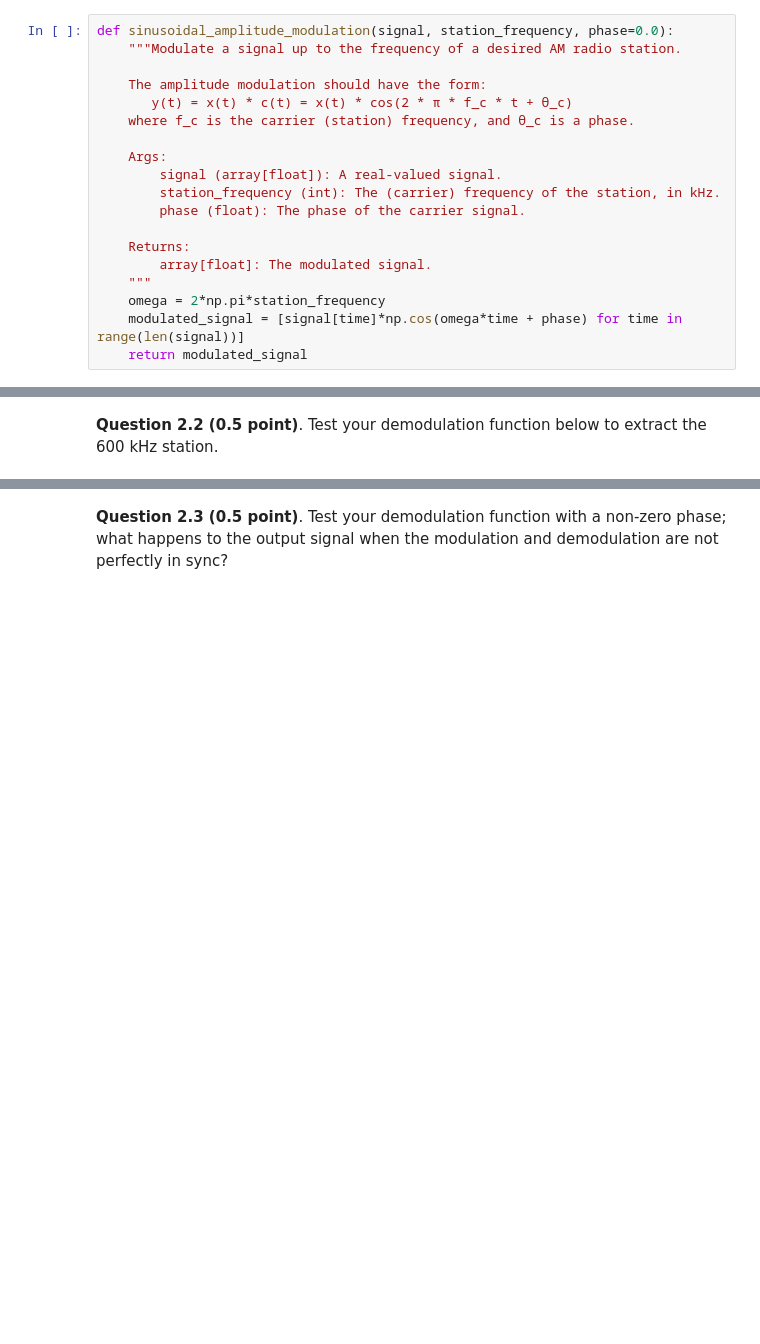
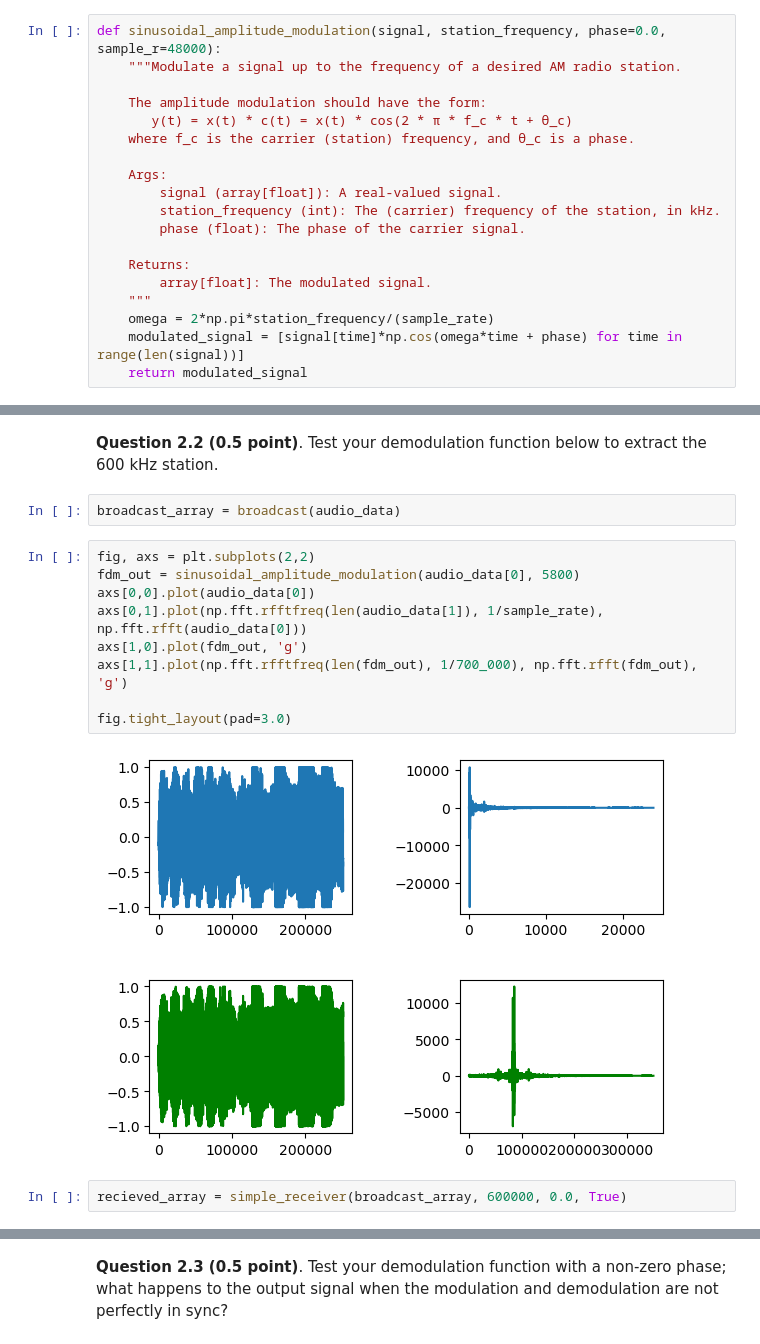
Before and after one commit to halab1t/AM-radio, a Jupyter notebook: AM-Radio.ipynb, the cells around one changed output, grey strips where cells are left out. Drawn from its saved outputs; the diff is of its cells as text; blank space fills up the shorter version.

```diff
--- a/AM-Radio.ipynb
+++ b/AM-Radio.ipynb
@@ -110,7 +126,7 @@ def reduce_signal_bandwidth(signal):
 # %% [markdown]
 **Question 1.2 (1 point)** Implement a function that performs sinusoidal amplitude modulation (with a $\cos$ carrier signal) of a signal into the frequency range of a desired radio station.
 # %%
-def sinusoidal_amplitude_modulation(signal, station_frequency, phase=0.0):
+def sinusoidal_amplitude_modulation(signal, station_frequency, phase=0.0, sample_r=48000):
     """Modulate a signal up to the frequency of a desired AM radio station.
 
     The amplitude modulation should have the form:
@@ -125,7 +141,7 @@ def sinusoidal_amplitude_modulation(signal, station_frequency, phase=0.0):
     Returns:
         array[float]: The modulated signal.
     """
-    omega = 2*np.pi*station_frequency
+    omega = 2*np.pi*station_frequency/(sample_rate)
     modulated_signal = [signal[time]*np.cos(omega*time + phase) for time in range(len(signal))]
     return modulated_signal
 # %% [markdown]
@@ -185,2 +217,17 @@ def simple_receiver(broadcast, station_frequency, phase=0.0, bandpass=True):
 # %% [markdown]
 **Question 2.2 (0.5 point)**. Test your demodulation function below to extract the 600 kHz station.
+# %%
+broadcast_array = broadcast(audio_data)
+# %%
+fig, axs = plt.subplots(2,2)
+fdm_out = sinusoidal_amplitude_modulation(audio_data[0], 5800)
+axs[0,0].plot(audio_data[0])
+axs[0,1].plot(np.fft.rfftfreq(len(audio_data[1]), 1/sample_rate), np.fft.rfft(audio_data[0]))
+axs[1,0].plot(fdm_out, 'g')
+axs[1,1].plot(np.fft.rfftfreq(len(fdm_out), 1/700_000), np.fft.rfft(fdm_out), 'g')
+
+fig.tight_layout(pad=3.0)
+# %% [output]
+[figure, added]
+# %%
+recieved_array = simple_receiver(broadcast_array, 600000, 0.0, True)
```
Also changed, not shown: parts of 7 cells of this notebook.
